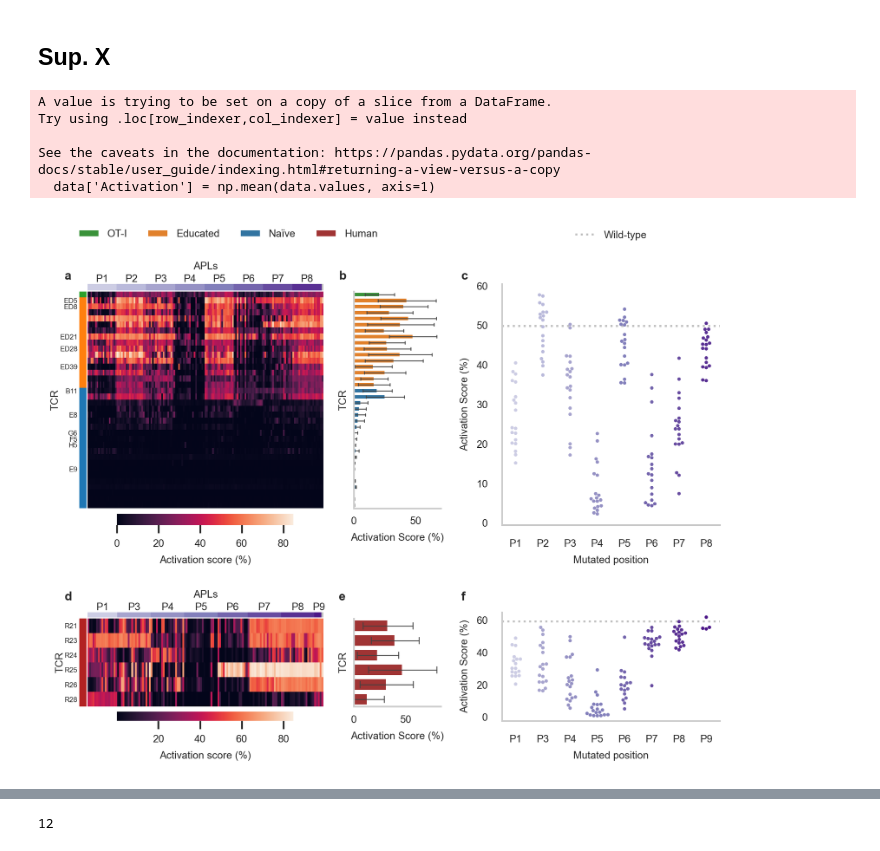
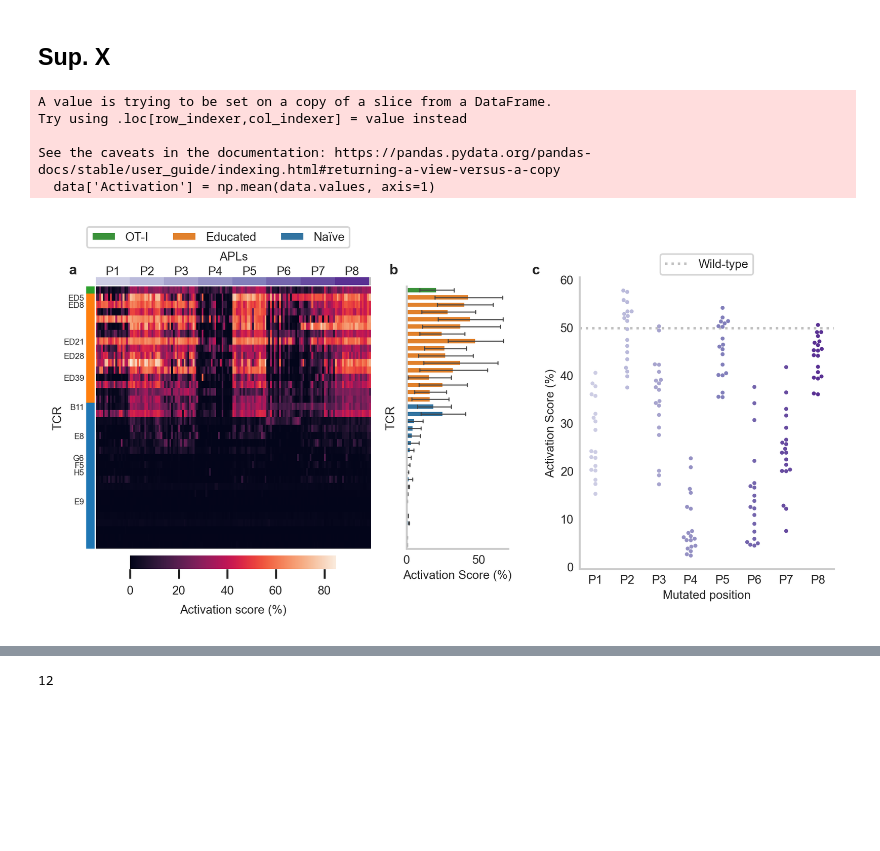
Before and after one commit to SchubertLab/TcrPrediction_MutatedAPLs, a Jupyter notebook: manuscript/figure_2.ipynb, the cells around one changed output, grey strips where cells are left out. Drawn from its saved outputs; the diff is of its cells as text; code cells hidden in the pictures; blank space fills up the shorter version.

```diff
--- a/manuscript/figure_2.ipynb
+++ b/manuscript/figure_2.ipynb
@@ -244,7 +278,8 @@ def plot_epitopes(data, ax, ylabel='Activation Score (%)', base_epitope='SIINFEK
 
     plot = sb.swarmplot(data=data, y='Activation', x='Mutated position', s=2,
                          hue='Mutated position', palette=palette, dodge=False, ax=ax)
-    plot.set(ylabel=ylabel)
+    plot.set_ylabel(ylabel, labelpad=2)
+    plot.set_xlabel(plot.get_xlabel(), labelpad=2)
     plot.set_xticklabels([f'P{el.get_text()}' for el in plot.get_xticklabels()])
     line_base = plot.axhline(activation_base, color=color_base, linestyle=style_base)
     if threshold:
@@ -256,12 +291,13 @@ def plot_epitopes(data, ax, ylabel='Activation Score (%)', base_epitope='SIINFEK
         handles = [line_base, line_thresh] if threshold else [line_base]
         names =  ['Wild-type', 'Threshold'] if threshold else ['Wild-type']
         plot.legend(handles, names, ncol=2,
-                    bbox_to_anchor=(0.5, 1.26), loc='upper center', frameon=False)
+                    bbox_to_anchor=(0.5, 1.1), loc='upper center', frameon=True)
 
     ax.grid(False)
     sb.despine(ax=ax)
+    ax.tick_params(axis='both', length=0, pad=3)
 # %%
-def plot_tcr_legend(label_ax, plotting_ax):
+def plot_tcr_legend(label_ax, plotting_ax, style='center'):
     handles = []
     labels = []
     for ax in label_ax:
@@ -275,5 +311,12 @@ def plot_tcr_legend(label_ax, plotting_ax):
         if el == 'OTI':
             labels[i] = 'OT-I'
 
-    plotting_ax.legend(handles=handles[:], labels=labels[:], ncol=4,
-                       bbox_to_anchor=(0.38, 1.33), loc='upper right', frameon=False)
+    if style == 'center':
+        plotting_ax.legend(handles=handles[:], labels=labels[:], ncol=1, title='Repertoire',
+                           bbox_to_anchor=(0.25, 0.65), loc='center', frameon=True)
+    elif style == 'center_right':
+        plotting_ax.legend(handles=handles[:], labels=labels[:], ncol=1, title='Repertoire',
+                           bbox_to_anchor=(0.45, 0.65), loc='center', frameon=True)
+    elif style == 'top':
+        plotting_ax.legend(handles=handles[:], labels=labels[:], ncol=4,
+                           bbox_to_anchor=(-0.5, 1.25), loc='upper right', frameon=True)
@@ -389,22 +563,12 @@ See the caveats in the documentation: https://pandas.pydata.org/pandas-docs/stab
 # d e
 # d f
 
-fig = plt.figure(figsize=(TEXTWIDTH, TEXTWIDTH * 0.7), dpi=DPI)
+fig = plt.figure(figsize=(TEXTWIDTH, TEXTWIDTH * 0.4), dpi=DPI)
 gridspecs = {}
 axes = {}
 
-gridspecs['gs_123456'] = mpl.gridspec.GridSpec(
+gridspecs['gs_123'] = mpl.gridspec.GridSpec(
     figure=fig,
-    nrows=2,
-    ncols=1,
-    height_ratios=[1, 0.45],
-    width_ratios=[1],
-    #wspace=0.1,
-    hspace=0.5,
-)
-
-gridspecs['gs_123'] = mpl.gridspec.GridSpecFromSubplotSpec(
-    subplot_spec=gridspecs['gs_123456'][0],
     nrows=1,
     ncols=2,
     height_ratios=[1],
@@ -413,67 +577,33 @@ gridspecs['gs_123'] = mpl.gridspec.GridSpecFromSubplotSpec(
     #hspace=0.25,
 )
 
 gridspecs['gs_23'] = mpl.gridspec.GridSpecFromSubplotSpec(
     subplot_spec=gridspecs['gs_123'][1],
     nrows=1,
     ncols=2,
     height_ratios=[1, ],
     width_ratios=[2, 5],
     wspace=0.4,
     #hspace=0.25,
 )
 
-gridspecs['gs_456'] = mpl.gridspec.GridSpecFromSubplotSpec(
-    subplot_spec=gridspecs['gs_123456'][1],
-    nrows=1,
-    ncols=2,
-    height_ratios=[1],
-    width_ratios=[2, 3],
-    wspace=0.1,
-    #hspace=0.25,
-)
-
-gridspecs['gs_56'] = mpl.gridspec.GridSpecFromSubplotSpec(
-    subplot_spec=gridspecs['gs_456'][1],
-    nrows=1,
-    ncols=2,
-    height_ratios=[1],
-    width_ratios=[2, 5],
-    wspace=0.4,
-    #hspace=0.25,
-)
-
-#axes['ax_a'] = fig.add_subplot(gridspecs['gs_123'][0])
-#axes['ax_b'] = fig.add_subplot(gridspecs['gs_23'][0])
 axes['ax_c'] = fig.add_subplot(gridspecs['gs_23'][1])
-
-#axes['ax_d'] = fig.add_subplot(gridspecs['gs_456'][0])
-#axes['ax_e'] = fig.add_subplot(gridspecs['gs_56'][0])
-axes['ax_f'] = fig.add_subplot(gridspecs['gs_56'][1])
-
 plot_activation_heatmap(data_mice_unnorm, gridspecs['gs_123'][0], fig)
 axes['ax_b'] = plot_tcrs_averaged(data_mice_unnorm, gridspecs['gs_23'][0], fig=fig)
 plot_epitopes(data_mice_unnorm, axes['ax_c'], threshold=None, do_legend=True)
 
-plot_activation_heatmap(data_human_unnorm, gridspecs['gs_456'][0], fig, yscale=2)
-axes['ax_e'] = plot_tcrs_averaged(data_human_unnorm, gridspecs['gs_56'][0], yscale=2, fig=fig)
-plot_epitopes(data_human_unnorm, axes['ax_f'], base_epitope='VPSVWRSSL', threshold=None)
-
-plot_tcr_legend([axes['ax_b'], axes['ax_e']], axes['ax_b'])
+plot_tcr_legend([axes['ax_b']], axes['ax_b'], style='top')
 
 fig.text(0.107, 0.888, 'a', size='large', weight='bold')
 fig.text(0.439, 0.888, 'b', size='large', weight='bold')
 fig.text(0.587, 0.888, 'c', size='large', weight='bold')
-fig.text(0.107, 0.333, 'd', size='large', weight='bold')
-fig.text(0.439, 0.333, 'e', size='large', weight='bold')
-fig.text(0.587, 0.333, 'f', size='large', weight='bold')
 
 fig.tight_layout()
-fig.savefig('figures/manuscript_s2_data_unnormalized.pdf', dpi=DPI, bbox_inches='tight')
+fig.savefig('figures/manuscript_supp_unnormDataMice.pdf', dpi=DPI, bbox_inches='tight')
 # %% [output]
 A value is trying to be set on a copy of a slice from a DataFrame.
 Try using .loc[row_indexer,col_indexer] = value instead
 
 See the caveats in the documentation: https://pandas.pydata.org/pandas-docs/stable/user_guide/indexing.html#returning-a-view-versus-a-copy
   data['Activation'] = np.mean(data.values, axis=1)
-[figure, old version]
+[figure, new version]
```
Also changed, not shown: parts of 50 cells of this notebook, 3 other files.
